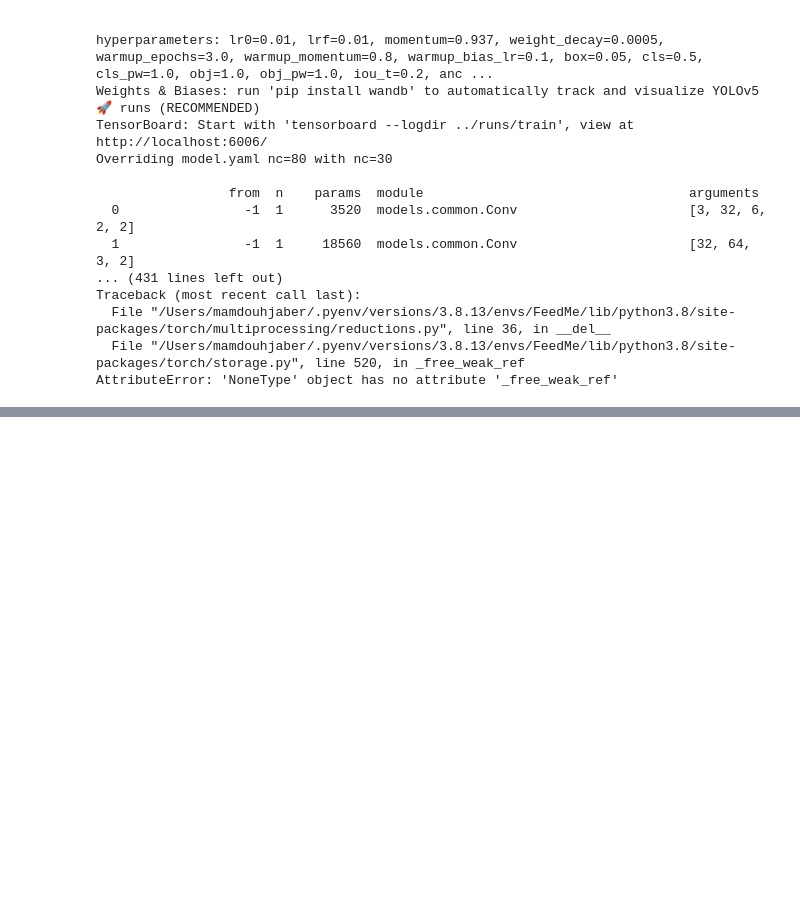
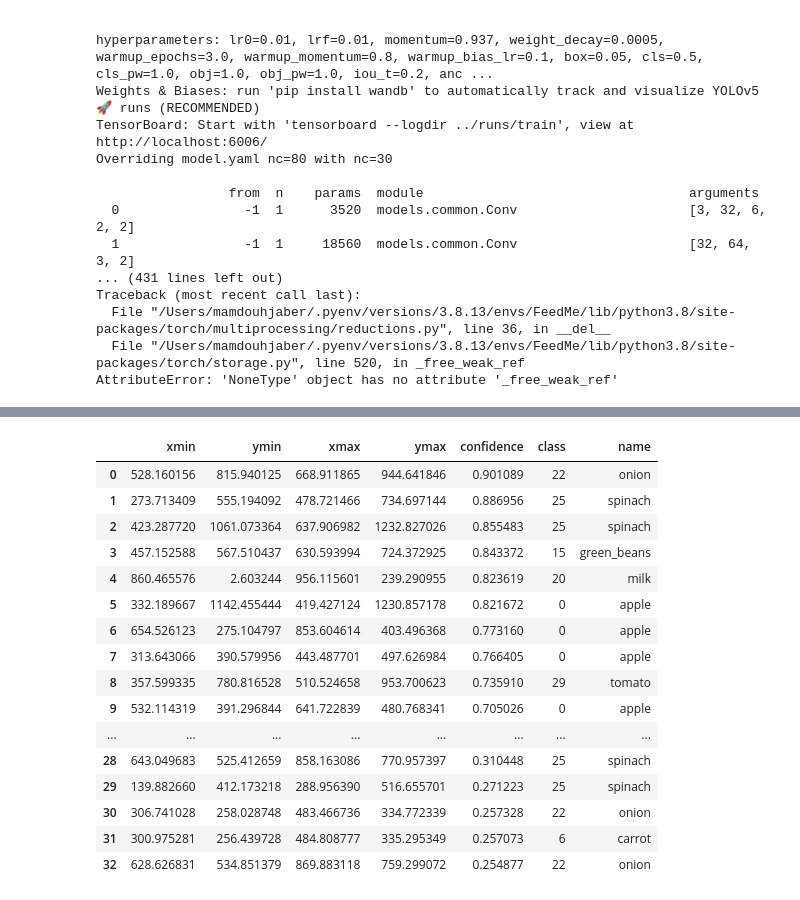
Before and after one commit to mjaber95/FeedMe, a Jupyter notebook: notebooks/mamdouh-yolo.ipynb, the cells around one changed output, grey strips where cells are left out. Cells and saved outputs as stored; diff of their text form; code cells hidden in the pictures; blank space fills up the shorter version.

```diff
--- a/notebooks/mamdouh-yolo.ipynb
+++ b/notebooks/mamdouh-yolo.ipynb
@@ -20,0 +141,20 @@ AttributeError: 'NoneType' object has no attribute '_free_weak_ref'
+# %%
+results.pandas().xyxy[0]
+# %% [output]
+|  | xmin | ymin | xmax | ymax | confidence | class | name |
+| 0 | 528.160156 | 815.940125 | 668.911865 | 944.641846 | 0.901089 | 22 | onion |
+| 1 | 273.713409 | 555.194092 | 478.721466 | 734.697144 | 0.886956 | 25 | spinach |
+| 2 | 423.287720 | 1061.073364 | 637.906982 | 1232.827026 | 0.855483 | 25 | spinach |
+| 3 | 457.152588 | 567.510437 | 630.593994 | 724.372925 | 0.843372 | 15 | green_beans |
+| 4 | 860.465576 | 2.603244 | 956.115601 | 239.290955 | 0.823619 | 20 | milk |
+| 5 | 332.189667 | 1142.455444 | 419.427124 | 1230.857178 | 0.821672 | 0 | apple |
+| 6 | 654.526123 | 275.104797 | 853.604614 | 403.496368 | 0.773160 | 0 | apple |
+| 7 | 313.643066 | 390.579956 | 443.487701 | 497.626984 | 0.766405 | 0 | apple |
+| 8 | 357.599335 | 780.816528 | 510.524658 | 953.700623 | 0.735910 | 29 | tomato |
+| 9 | 532.114319 | 391.296844 | 641.722839 | 480.768341 | 0.705026 | 0 | apple |
+| ... | ... | ... | ... | ... | ... | ... | ... |
+| 28 | 643.049683 | 525.412659 | 858.163086 | 770.957397 | 0.310448 | 25 | spinach |
+| 29 | 139.882660 | 412.173218 | 288.956390 | 516.655701 | 0.271223 | 25 | spinach |
+| 30 | 306.741028 | 258.028748 | 483.466736 | 334.772339 | 0.257328 | 22 | onion |
+| 31 | 300.975281 | 256.439728 | 484.808777 | 335.295349 | 0.257073 | 6 | carrot |
+| 32 | 628.626831 | 534.851379 | 869.883118 | 759.299072 | 0.254877 | 22 | onion |
```
Also changed, not shown: parts of 15 cells of this notebook, 2 other files.
